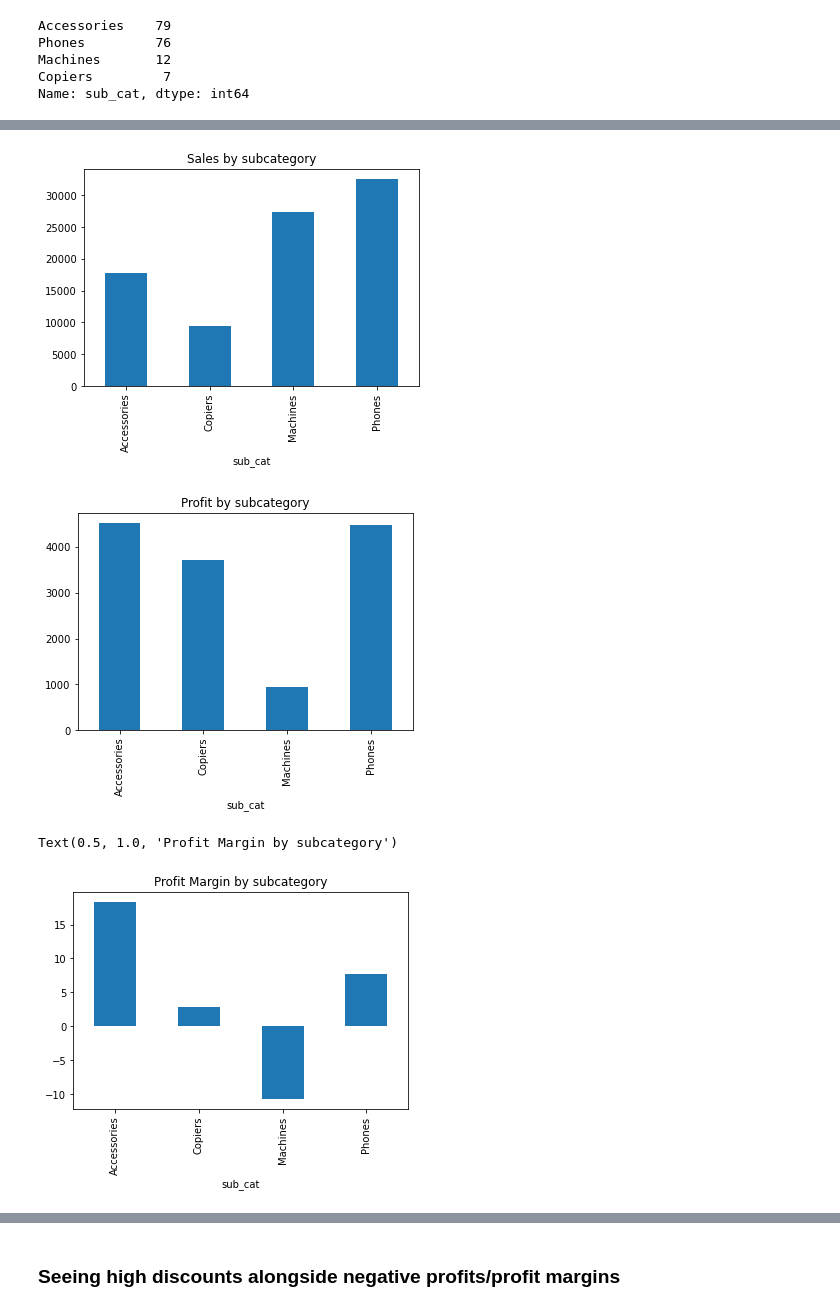
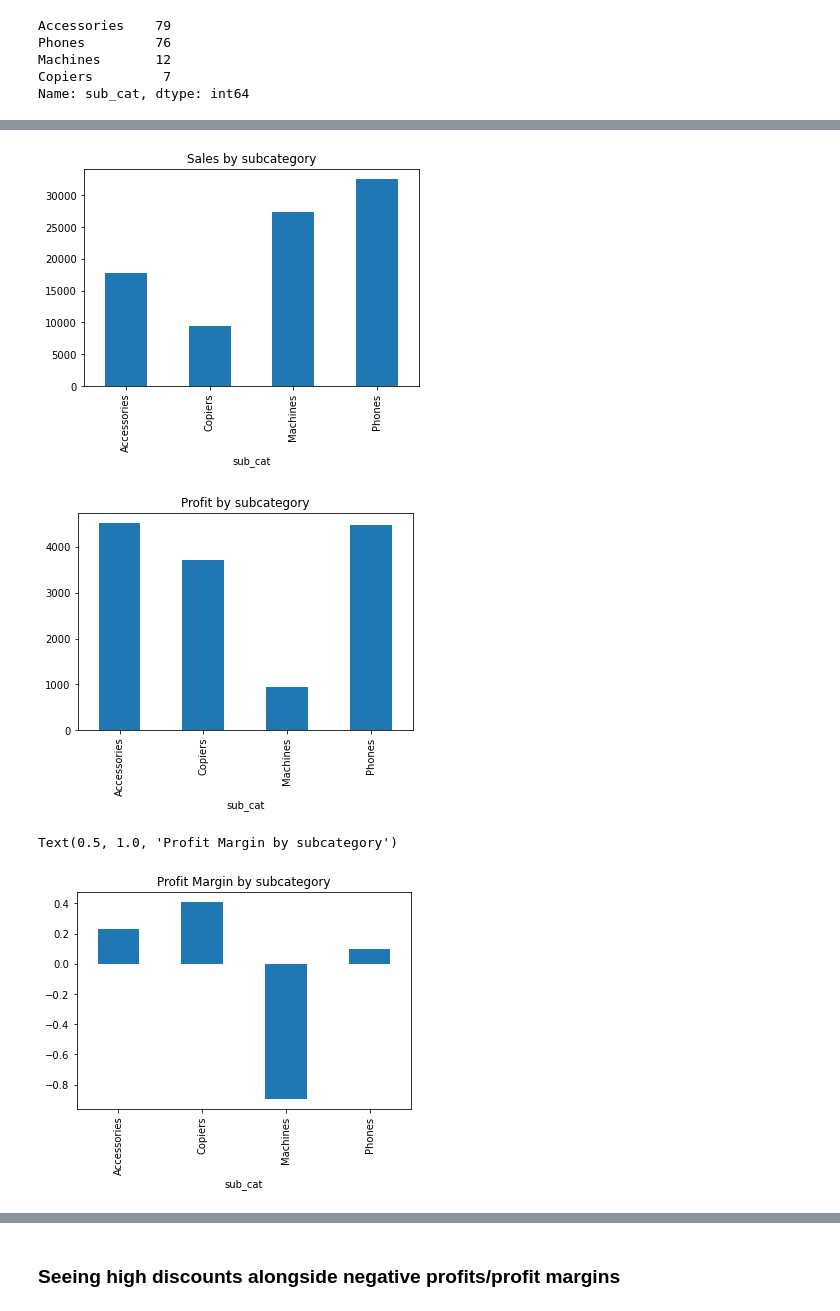
Before and after one commit to ns-tn-time-series-project/time-series-project, a Jupyter notebook: tn_explore.ipynb, the cells around one changed output, grey strips where cells are left out. Drawn from its saved outputs; the diff is of its cells as text; code cells hidden in the pictures.

```diff
--- a/tn_explore.ipynb
+++ b/tn_explore.ipynb
@@ -503,21 +503,21 @@ Name: sub_cat, dtype: int64
 # %%
 tech.groupby(tech.sub_cat).quantity.sum().plot.bar()
 plt.title('Quantity by subcategory')
 plt.show()
 
 tech.groupby(tech.sub_cat).sales.sum().plot.bar()
 plt.title('Sales by subcategory')
 plt.show()
 
 tech.groupby(tech.sub_cat).profit.sum().plot.bar()
 plt.title('Profit by subcategory')
 plt.show()
 
-tech.groupby(tech.sub_cat).profit_margin.sum().plot.bar()
+tech.groupby(tech.sub_cat).profit_margin.mean().plot.bar()
 plt.title('Profit Margin by subcategory')
 # %% [output]
 [figure]
 [figure]
 [figure]
 Text(0.5, 1.0, 'Profit Margin by subcategory')
-[figure, old version]
+[figure, new version]
```
Also changed, not shown: parts of 18 cells of this notebook.
